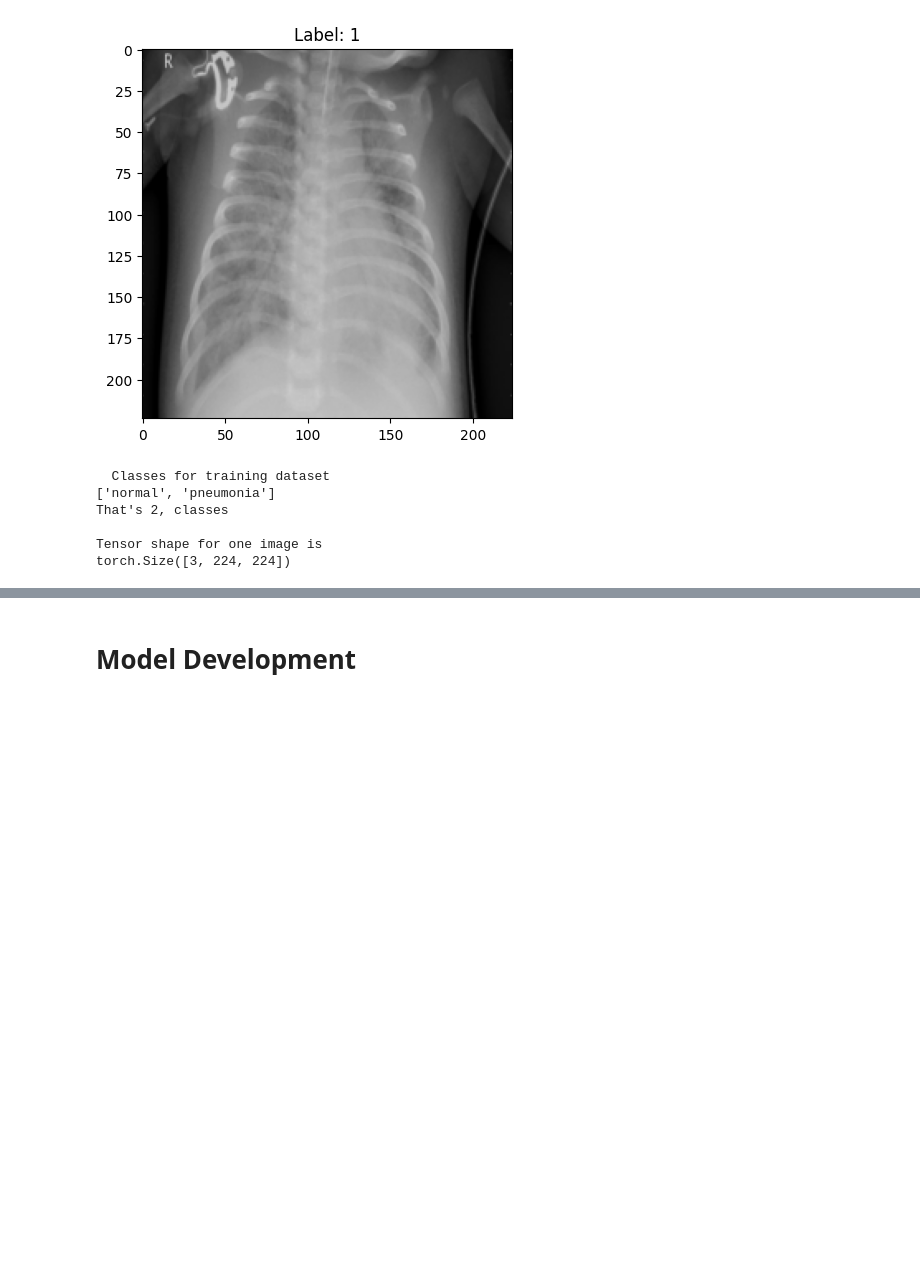
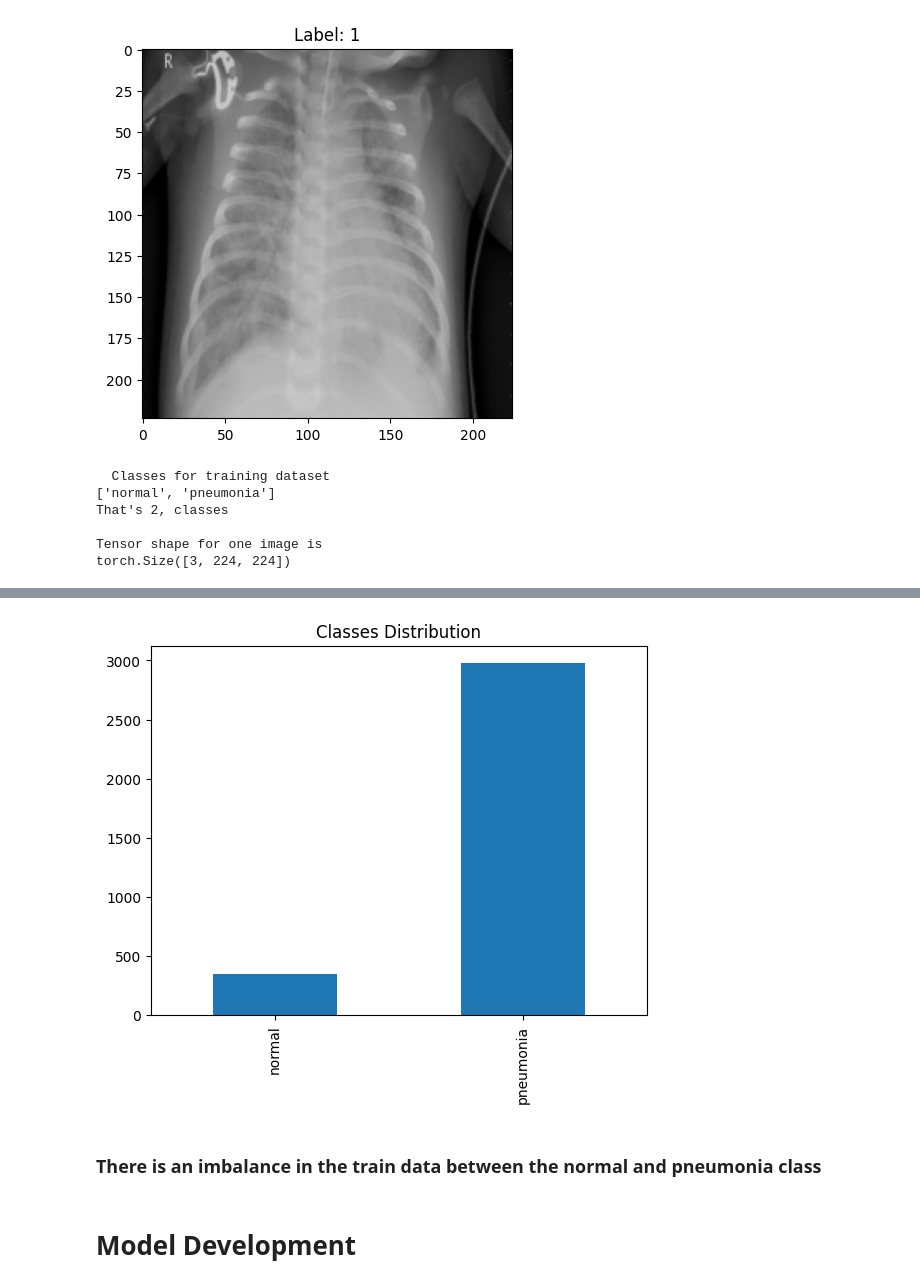
Before and after one commit to richardmukechiwa/Pnuemonia-Xray-ImageClassification, a Jupyter notebook: PnuemoniaClassification.ipynb, the cells around one changed output, grey strips where cells are left out. Saved outputs shown, nothing was run; the diff lists cells and outputs as text; code cells hidden in the pictures; blank space fills up the shorter version.

```diff
--- a/PnuemoniaClassification.ipynb
+++ b/PnuemoniaClassification.ipynb
@@ -131,0 +125,12 @@ torch.Size([3, 224, 224])
+# %%
+# class counts
+from collections import Counter
+
+def class_counts(dataset):
+  c = Counter(x[1] for x in tqdm(dataset))
+  class_to_index = dataset.class_to_idx
+  return pd.Series({cat: c[idx]  for cat, idx in class_to_index.items()})
+# %%
+#class counts for train data
+train_count = class_counts(train_dataset)
+train_count
@@ -132,3 +142,11 @@ torch.Size([3, 224, 224])
+# %%
+# plot the class counts
+train_count.plot(kind = 'bar')
+plt.title("Classes Distribution");
+# %% [output]
+[figure, added]
+# %% [markdown]
+### **There is an imbalance in the train data between the normal and pneumonia class**
 # %%
 #normalizing the data using transforms
 
```
Also changed, not shown: parts of 7 cells of this notebook.
